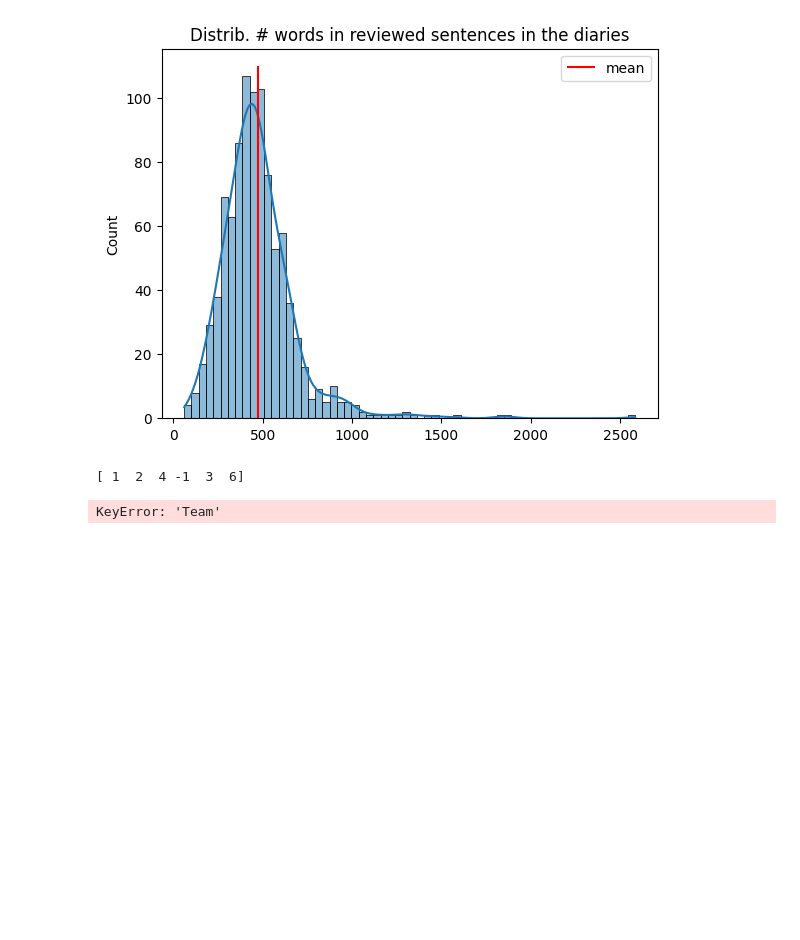
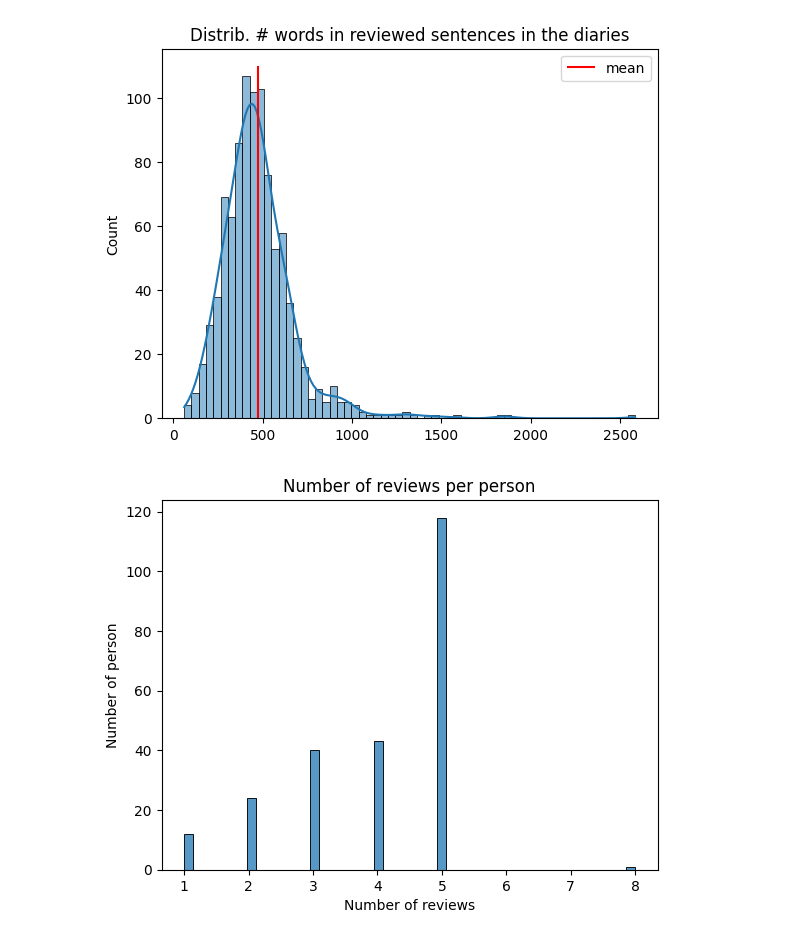
Before and after one commit to Maximelel/ML4ED_SSL_approaches, a Jupyter notebook: reflection-classification_notebook.ipynb, the cells around one changed output. Drawn from its saved outputs; the diff is of its cells as text; code cells hidden in the pictures; blank space fills up the shorter version.

```diff
--- a/reflection-classification_notebook.ipynb
+++ b/reflection-classification_notebook.ipynb
@@ -190,21 +223,11 @@ plt.show()
 # %% [output]
 mean = 474.325
 [figure]
-# %%
-print(diaries['Q4'].unique())
-# %% [output]
-[ 1  2  4 -1  3  6]
-# %%
-# create data
-#df = pd.DataFrame([['A', 10, 20, 10, 30], ['B', 20, 25, 15, 25], ['C', 12, 15, 19, 6],
-                #['D', 10, 29, 13, 19]],
-                #columns=['Team', 'Round 1', 'Round 2', 'Round 3', 'Round 4'])
-df = diaries[['Q1','Q2','Q3','Q4','Q5','Q6','Q7']]
-
-# plot grouped bar chart
-df.plot(x='Team',
-        kind='bar',
-        stacked=False,
-        title='Grouped Bar Graph with dataframe')
-# %% [output]
-KeyError: 'Team'
+# %%
+sns.histplot(diaries.groupby('person_id').apply(lambda x : len(x)), bins = 50)
+plt.xlabel('Number of reviews')
+plt.ylabel('Number of person')
+plt.title('Number of reviews per person')
+plt.show()
+# %% [output]
+[figure, added]
```
Also changed, not shown: parts of 6 cells of this notebook.
